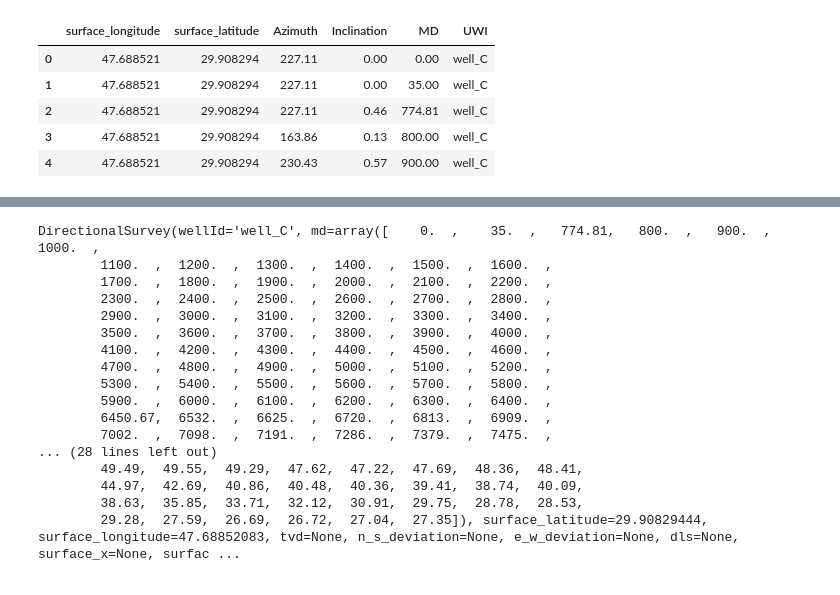
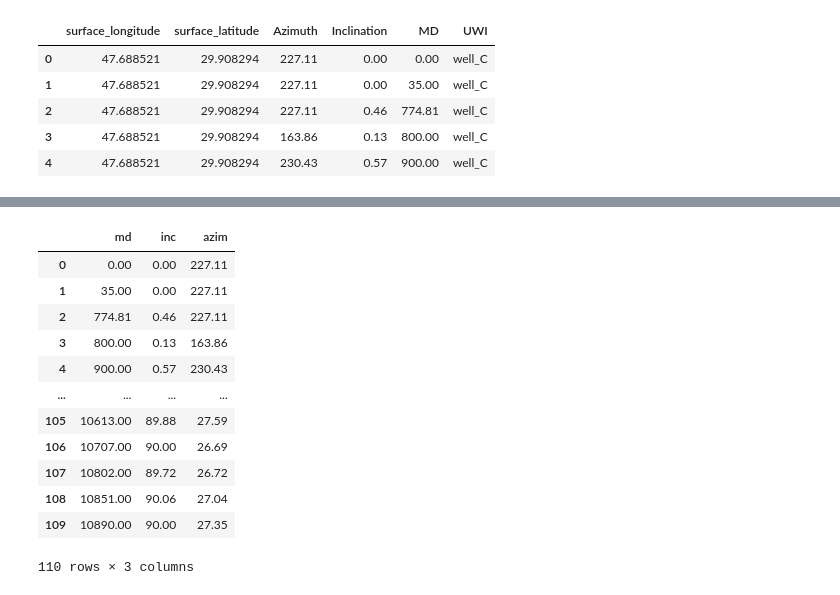
Before and after one commit to bpamos/welltrajconvert, a Jupyter notebook: notebook/DataBatch_sandbox.ipynb, the cells around one changed output, grey strips where cells are left out. Saved outputs shown, nothing was run; the diff lists cells and outputs as text; code cells hidden in the pictures.

```diff
--- a/notebook/DataBatch_sandbox.ipynb
+++ b/notebook/DataBatch_sandbox.ipynb
@@ -74,4 +226,21 @@ DirectionalSurvey(wellId='well_C', md=array([    0.  ,    35.  ,   774.81,   800
         44.97,  42.69,  40.86,  40.48,  40.36,  39.41,  38.74,  40.09,
         38.63,  35.85,  33.71,  32.12,  30.91,  29.75,  28.78,  28.53,
         29.28,  27.59,  26.69,  26.72,  27.04,  27.35]), surface_latitude=29.90829444, surface_longitude=47.68852083, tvd=None, n_s_deviation=None, e_w_deviation=None, dls=None, surface_x=None, surfac ...
+# %%
+df = df[['md', 'inc', 'azim']]
+df
+# %% [output]
+|  | md | inc | azim |
+| 0 | 0.00 | 0.00 | 227.11 |
+| 1 | 35.00 | 0.00 | 227.11 |
+| 2 | 774.81 | 0.46 | 227.11 |
+| 3 | 800.00 | 0.13 | 163.86 |
+| 4 | 900.00 | 0.57 | 230.43 |
+| ... | ... | ... | ... |
+| 105 | 10613.00 | 89.88 | 27.59 |
+| 106 | 10707.00 | 90.00 | 26.69 |
+| 107 | 10802.00 | 89.72 | 26.72 |
+| 108 | 10851.00 | 90.06 | 27.04 |
+| 109 | 10890.00 | 90.00 | 27.35 |
+110 rows × 3 columns
 # %%
@@ -106,22 +271 @@ def from_df(df:DataFrame, wellId_name:Optional[str]=None,md_name:Optional[str]=N
     return dataclass_obj
-# %%
-my_dataclass = from_df(df)
-my_dataclass
-# %% [output]
-DirectionalSurvey(wellId='well_C', md=array([    0.  ,    35.  ,   774.81,   800.  ,   900.  ,  1000.  ,
-        1100.  ,  1200.  ,  1300.  ,  1400.  ,  1500.  ,  1600.  ,
-        1700.  ,  1800.  ,  1900.  ,  2000.  ,  2100.  ,  2200.  ,
-        2300.  ,  2400.  ,  2500.  ,  2600.  ,  2700.  ,  2800.  ,
-        2900.  ,  3000.  ,  3100.  ,  3200.  ,  3300.  ,  3400.  ,
-        3500.  ,  3600.  ,  3700.  ,  3800.  ,  3900.  ,  4000.  ,
-        4100.  ,  4200.  ,  4300.  ,  4400.  ,  4500.  ,  4600.  ,
-        4700.  ,  4800.  ,  4900.  ,  5000.  ,  5100.  ,  5200.  ,
-        5300.  ,  5400.  ,  5500.  ,  5600.  ,  5700.  ,  5800.  ,
-        5900.  ,  6000.  ,  6100.  ,  6200.  ,  6300.  ,  6400.  ,
-        6450.67,  6532.  ,  6625.  ,  6720.  ,  6813.  ,  6909.  ,
-        7002.  ,  7098.  ,  7191.  ,  7286.  ,  7379.  ,  7475.  ,
-... (28 lines left out)
-        49.49,  49.55,  49.29,  47.62,  47.22,  47.69,  48.36,  48.41,
-        44.97,  42.69,  40.86,  40.48,  40.36,  39.41,  38.74,  40.09,
-        38.63,  35.85,  33.71,  32.12,  30.91,  29.75,  28.78,  28.53,
-        29.28,  27.59,  26.69,  26.72,  27.04,  27.35]), surface_latitude=29.90829444, surface_longitude=47.68852083, tvd=None, n_s_deviation=None, e_w_deviation=None, dls=None, surface_x=None, surfac ...
```
Also changed, not shown: parts of 25 cells of this notebook, 1 other file.
